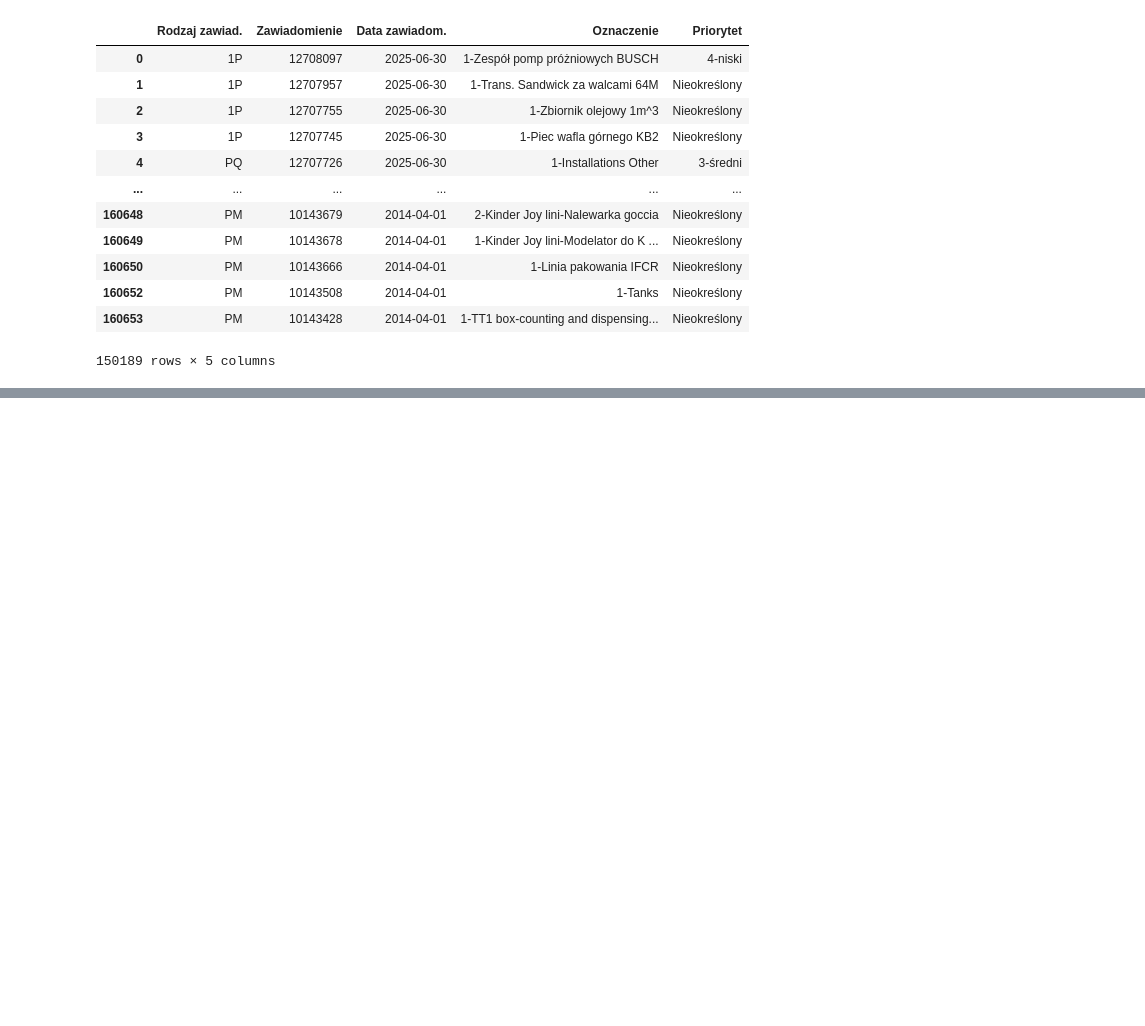
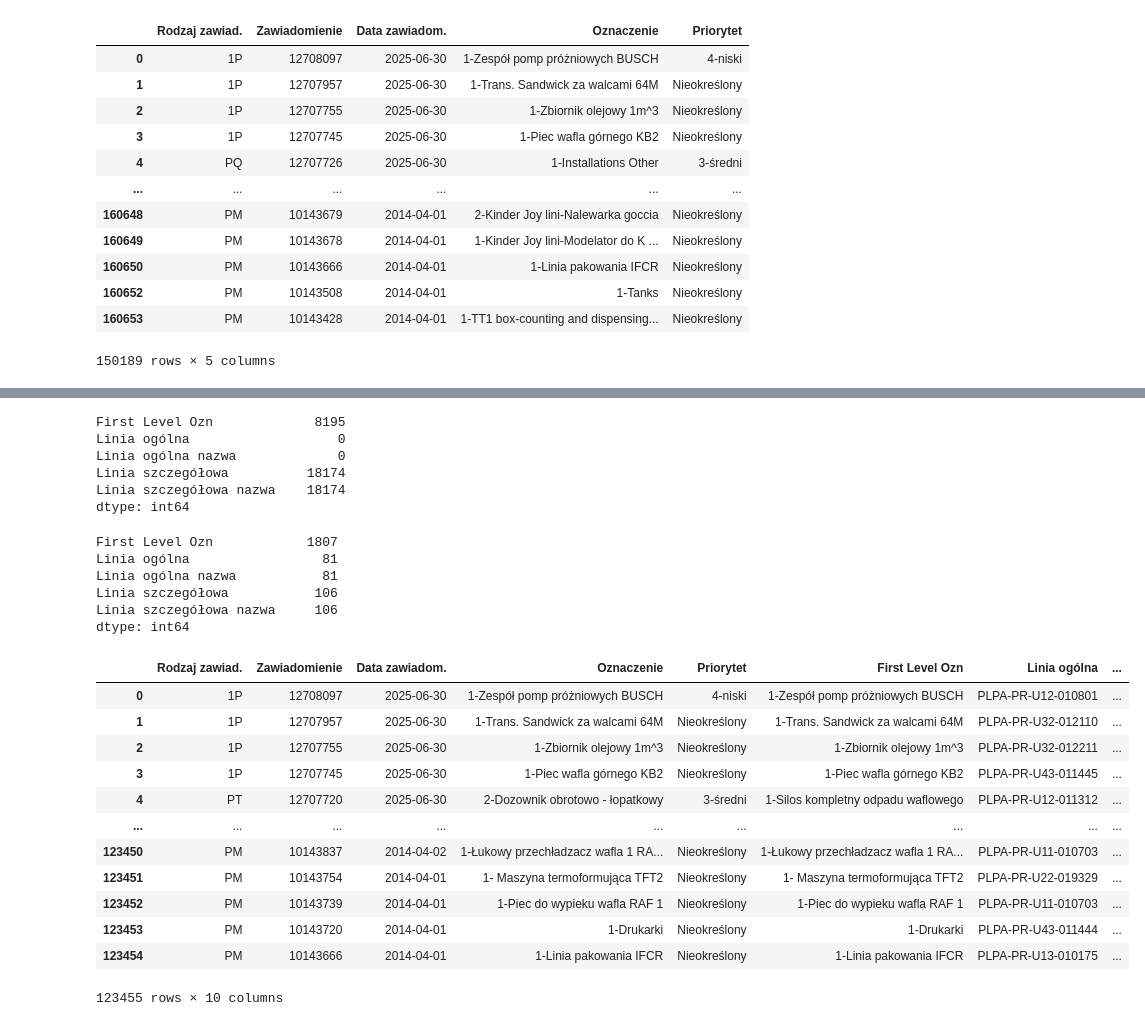
Before and after one commit to klaudiaban/ferrero, a Jupyter notebook: lista_zawiadomień_struktura.ipynb, the cells around one changed output, grey strips where cells are left out. Drawn from its saved outputs; the diff is of its cells as text; code cells hidden in the pictures; blank space fills up the shorter version.

Commit message:
divide Oznaczenia based on urządzenia hierarchy

```diff
--- a/lista_zawiadomień_struktura.ipynb
+++ b/lista_zawiadomień_struktura.ipynb
@@ -290,0 +170,39 @@ X  |   |--    PLPA-PR-U13-010175             IFCR PAKOWNIE WIEWIÓRKA/BAŁWAN/JA
+# %%
+df = df.dropna(subset=cols, how="all").reset_index(drop=True)
+df.to_csv("zgloszenia_with_hierarchy.csv", index=False)
+# %%
+na_counts = df[cols].isna().sum()
+print(na_counts)
+# %% [output]
+First Level Ozn             8195
+Linia ogólna                   0
+Linia ogólna nazwa             0
+Linia szczegółowa          18174
+Linia szczegółowa nazwa    18174
+dtype: int64
+# %%
+unique_counts = df[cols].nunique(dropna=True)
+print(unique_counts)
+# %% [output]
+First Level Ozn            1807
+Linia ogólna                 81
+Linia ogólna nazwa           81
+Linia szczegółowa           106
+Linia szczegółowa nazwa     106
+dtype: int64
+# %%
+df
+# %% [output]
+|  | Rodzaj zawiad. | Zawiadomienie | Data zawiadom. | Oznaczenie | Priorytet | First Level Ozn | Linia ogólna | ... |
+| 0 | 1P | 12708097 | 2025-06-30 | 1-Zespół pomp próżniowych BUSCH | 4-niski | 1-Zespół pomp próżniowych BUSCH | PLPA-PR-U12-010801 | ... |
+| 1 | 1P | 12707957 | 2025-06-30 | 1-Trans. Sandwick za walcami 64M | Nieokreślony | 1-Trans. Sandwick za walcami 64M | PLPA-PR-U32-012110 | ... |
+| 2 | 1P | 12707755 | 2025-06-30 | 1-Zbiornik olejowy 1m^3 | Nieokreślony | 1-Zbiornik olejowy 1m^3 | PLPA-PR-U32-012211 | ... |
+| 3 | 1P | 12707745 | 2025-06-30 | 1-Piec wafla górnego KB2 | Nieokreślony | 1-Piec wafla górnego KB2 | PLPA-PR-U43-011445 | ... |
+| 4 | PT | 12707720 | 2025-06-30 | 2-Dozownik obrotowo - łopatkowy | 3-średni | 1-Silos kompletny odpadu waflowego | PLPA-PR-U12-011312 | ... |
+| ... | ... | ... | ... | ... | ... | ... | ... | ... |
+| 123450 | PM | 10143837 | 2014-04-02 | 1-Łukowy przechładzacz wafla 1 RA... | Nieokreślony | 1-Łukowy przechładzacz wafla 1 RA... | PLPA-PR-U11-010703 | ... |
+| 123451 | PM | 10143754 | 2014-04-01 | 1- Maszyna termoformująca TFT2 | Nieokreślony | 1- Maszyna termoformująca TFT2 | PLPA-PR-U22-019329 | ... |
+| 123452 | PM | 10143739 | 2014-04-01 | 1-Piec do wypieku wafla RAF 1 | Nieokreślony | 1-Piec do wypieku wafla RAF 1 | PLPA-PR-U11-010703 | ... |
+| 123453 | PM | 10143720 | 2014-04-01 | 1-Drukarki | Nieokreślony | 1-Drukarki | PLPA-PR-U43-011444 | ... |
+| 123454 | PM | 10143666 | 2014-04-01 | 1-Linia pakowania IFCR | Nieokreślony | 1-Linia pakowania IFCR | PLPA-PR-U13-010175 | ... |
+123455 rows × 10 columns
```
Also changed, not shown: parts of 7 cells of this notebook, 5 other files.
